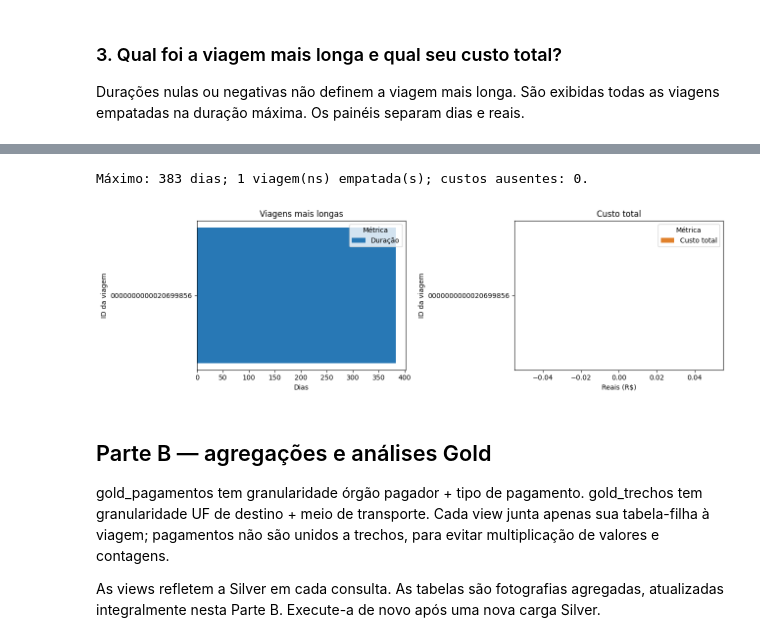
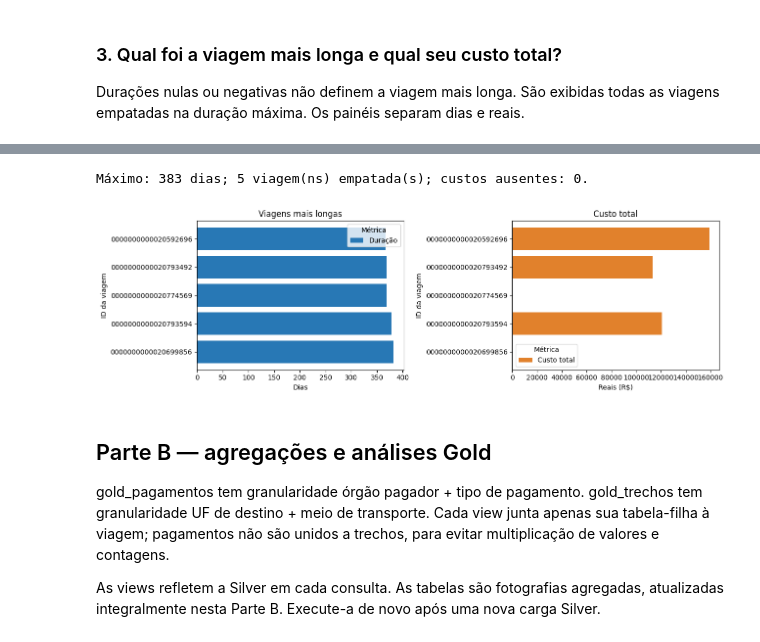
Before and after one commit to cudo80/projeto_avaliativo_modulo1_turma05, a Jupyter notebook: postgresql/3_analise.ipynb, the cells around one changed output, grey strips where cells are left out. Drawn from its saved outputs; the diff is of its cells as text; code cells hidden in the pictures.

```diff
--- a/postgresql/3_analise.ipynb
+++ b/postgresql/3_analise.ipynb
@@ -197,10 +198,8 @@ sql_duracao = """
 SELECT id_viagem, nome_orgao_superior, destinos, data_inicio, data_fim,
        duracao_dias, valor_total
 FROM silver_viagem
-WHERE duracao_dias = (
-    SELECT max(duracao_dias) FROM silver_viagem WHERE duracao_dias >= 0
-)
-ORDER BY id_viagem
+ORDER BY duracao_dias DESC NULLS LAST, id_viagem
+LIMIT 5
 """
 mais_longas = consultar(sql_duracao)
 if mais_longas.empty:
@@ -232,5 +235,5 @@ else:
-Máximo: 383 dias; 1 viagem(ns) empatada(s); custos ausentes: 0.
+Máximo: 383 dias; 5 viagem(ns) empatada(s); custos ausentes: 0.
-[figure, old version]
+[figure, new version]
 # %% [markdown]
 ## Parte B — agregações e análises Gold
 
```
Also changed, not shown: parts of 3 cells of this notebook.
